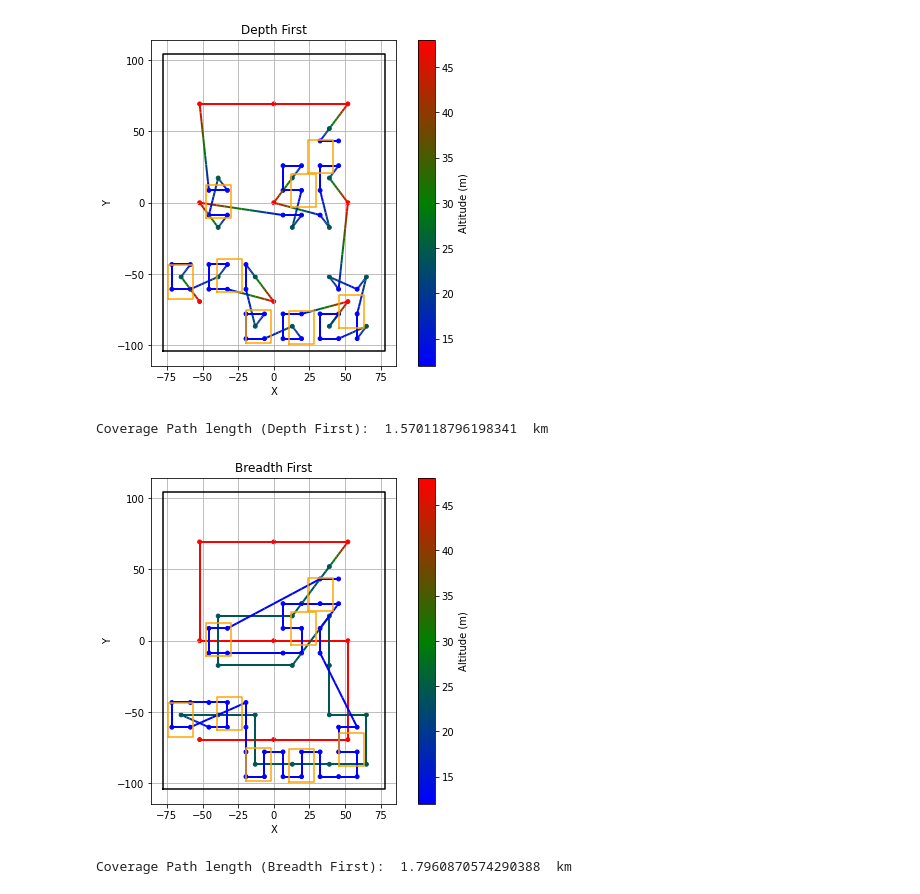
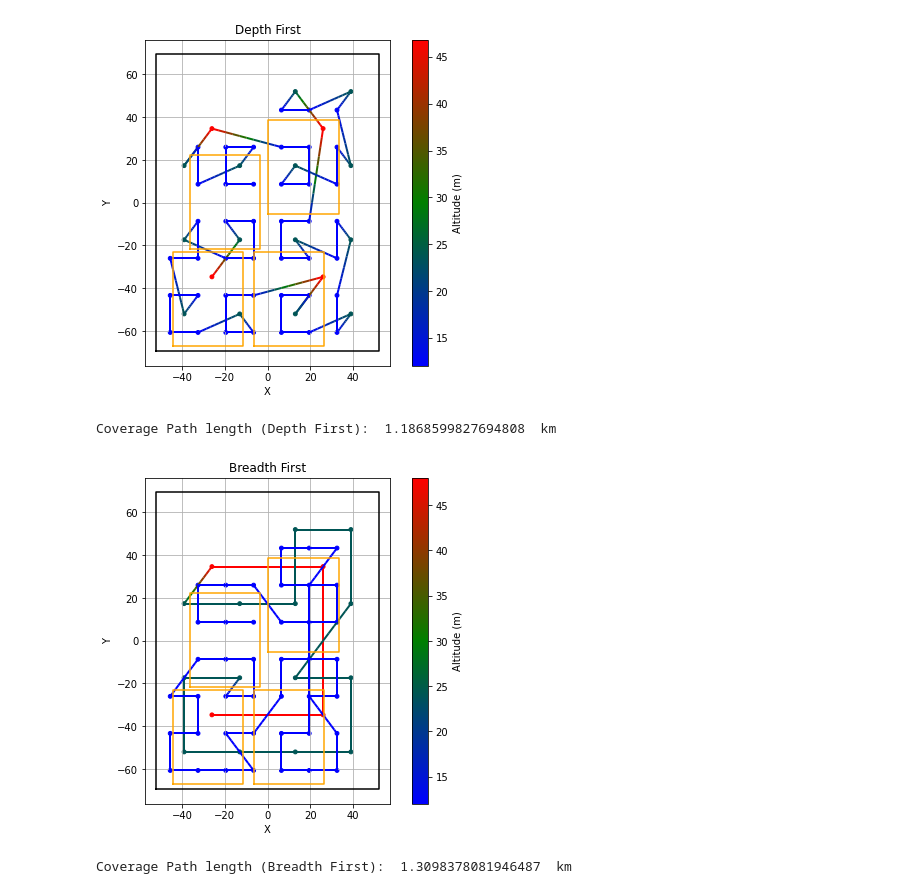
Before and after one commit to David1340/Doutorado_Drone, a Jupyter notebook: Comparacao.ipynb, the cells around one changed output. Cells and saved outputs as stored; diff of their text form; code cells hidden in the pictures.

Commit message:
Finalizei duas versões do coverage Hilbert

```diff
--- a/Comparacao.ipynb
+++ b/Comparacao.ipynb
@@ -4,17 +4,18 @@ from shapely import affinity
 import numpy as np
 import matplotlib.pyplot as plt
 from matplotlib.collections import LineCollection
-from utils import SensorCamera, CoverageNode, Tree
+from utils import SensorCamera,Tree
 from utils import lawmowerPath
 import random
 
 random.seed(42)  # For reproducibility
 
+#DJImini3Camera = SensorCamera(9.6,9.6,4032,4032)
 DJImini3Camera = SensorCamera()
 desirableGSD = 1*0.43 #cm/px
 altitude = DJImini3Camera.h_desirable(desirableGSD)/100
 width,height = DJImini3Camera.l(altitude) # dimensão horizontal do sensor para a altitude desejada
-L = 6
+L = 4
 poly = Polygon([(-L*height, -L*width), (L*height, -L*width), (L*height, L*width), (-L*height, L*width)])
 angle_deg = 0  # ângulo da varredura em graus (0 = horizontal, 90 = vertical)
 waypointsLawMower = lawmowerPath(poly, height, width, angle_deg)
@@ -22,8 +23,8 @@ waypointsLawMower = lawmowerPath(poly, height, width, angle_deg)
 areas_de_interesse = []
 base = Polygon([(-0.1*height*L, -0.1*width*L), (0.1*height*L,-0.1*width*L), (0.1*height*L,0.1*width*L), (-0.1*height*L,0.1*width*L)])
 
-p = 10 # proporção de área de interesse em relação à área total
-c = 8 # número de patches de interesse
+p = 20 # proporção de área de interesse em relação à área total
+c = 4 # número de patches de interesse
 base = affinity.scale(base,np.sqrt(p/c), np.sqrt(p/c), origin=(0, 0))
 cont = 0
 while len(areas_de_interesse) < c:
@@ -91,8 +92,8 @@ plt.grid(True)
 plt.axis('equal')
 plt.legend()
 plt.show()
-path_length = 0
+path_length5 = 0
 for i in range(np.size(waypoints,0)-1):
-    path_length += np.linalg.norm(waypoints[i+1] - waypoints[i])
-print("Coverage Path length (LawMower): ", path_length/1000, " km")
+    path_length5 += np.linalg.norm(waypoints[i+1] - waypoints[i])
+print("Coverage Path length (LawMower): ", path_length5/1000, " km")
 # %% [output]
@@ -150,13 +151,13 @@ plt.title("Depth First")
 plt.xlabel("X")
 plt.ylabel("Y")
 plt.show()
-path_length = 0
+path_length4 = 0
 for i in range(np.size(waypointsDF,0)-1):
-    path_length += np.linalg.norm(waypointsDF[i+1] - waypointsDF[i])
-print("Coverage Path length (Depth First): ", path_length/1000, " km")
+    path_length4 += np.linalg.norm(waypointsDF[i+1] - waypointsDF[i])
+print("Coverage Path length (Depth First): ", path_length4/1000, " km")
 # %% [output]
-[figure, old version]
+[figure, new version]
-Coverage Path length (Depth First):  1.570118796198341  km
+Coverage Path length (Depth First):  1.1868599827694808  km
 # %%
 waypointsBF = np.array(BFTree.generate_path())
 # Parâmetros
@@ -183,38 +184,38 @@ z = interp_points[:, 2]
 points = xy.reshape(-1, 1, 2)
 segments = np.concatenate([points[:-1], points[1:]], axis=1)
 z_segment = (z[:-1] + z[1:]) / 2
 
 # Plotando
 lc = LineCollection(segments, cmap=cmap_custom, array=z_segment, linewidth=2)
 
 fig, ax = plt.subplots(figsize=(8, 6))
 ax.add_collection(lc)
 ax.scatter(waypointsBF[:, 0], waypointsBF[:, 1], c=waypointsBF[:,2], cmap=cmap_custom, s=15)
 plt.colorbar(lc, ax=ax, label='Altitude (m)')
 x, y = poly.exterior.xy
 ax.plot(x, y, color='black')
 if poly.interiors:
     for interior in poly.interiors:
         x, y = interior.xy
         ax.plot(x, y, color='black',alpha=0.1)
 for area_de_interesse in areas_de_interesse:
     x, y = area_de_interesse.exterior.xy
     plt.plot(x, y, color='orange')
 
 ax.plot()
 ax.set_aspect('equal')
 ax.grid(True)
 plt.title("Breadth First")
 plt.xlabel("X")
 plt.ylabel("Y")
 plt.show()
-path_length = 0
+path_length3 = 0
 for i in range(np.size(waypointsBF,0)-1):
-    path_length += np.linalg.norm(waypointsBF[i+1] - waypointsBF[i])
-print("Coverage Path length (Breadth First): ", path_length/1000, " km")
+    path_length3 += np.linalg.norm(waypointsBF[i+1] - waypointsBF[i])
+print("Coverage Path length (Breadth First): ", path_length3/1000, " km")
 # %% [output]
-[figure, old version]
+[figure, new version]
-Coverage Path length (Breadth First):  1.7960870574290388  km
+Coverage Path length (Breadth First):  1.3098378081946487  km
 # %%
 waypointsSC = np.array(ShortTree.generate_path())
 # Parâmetros
```
Also changed, not shown: parts of 8 cells of this notebook, 1 other file.
